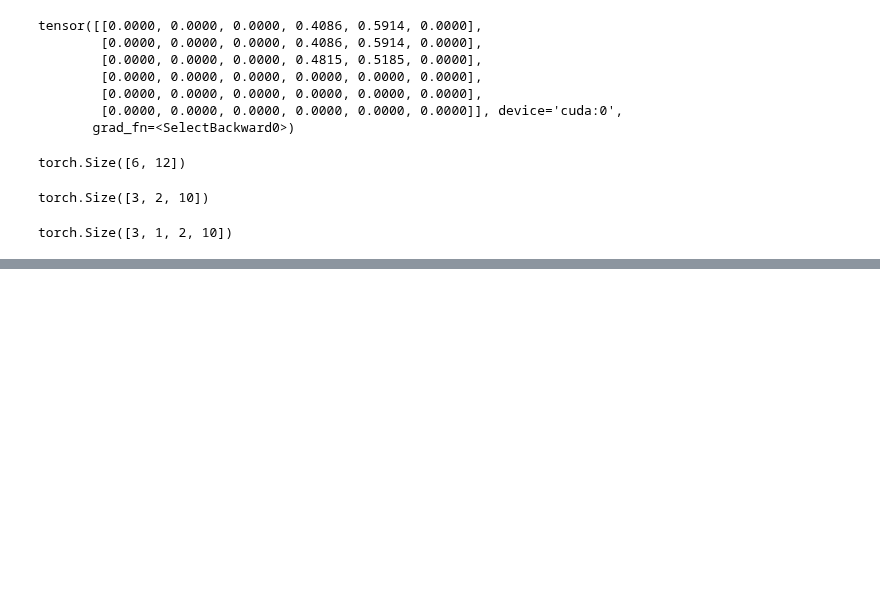
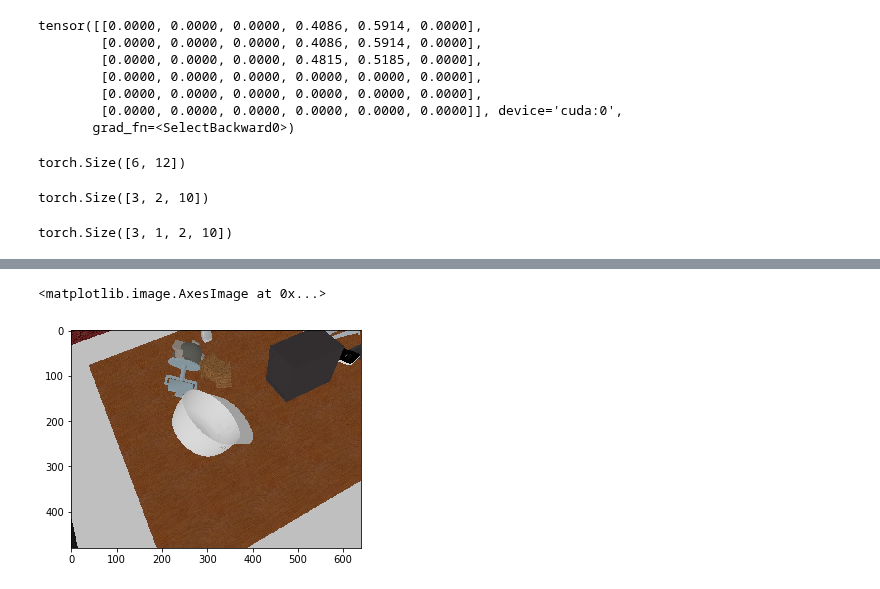
Before and after one commit to hogunkee/ur5_manipulation, a Jupyter notebook: object_wise/dqn/debugging.ipynb, the cells around one changed output, grey strips where cells are left out. Drawn from its saved outputs; the diff is of its cells as text; code cells hidden in the pictures; blank space fills up the shorter version.

```diff
--- a/object_wise/dqn/debugging.ipynb
+++ b/object_wise/dqn/debugging.ipynb
@@ -117,0 +188,5 @@ from sdf_module import *
+# %%
+plt.imshow(rgb)
+# %% [output]
+<matplotlib.image.AxesImage at 0x...>
+[figure, added]
```
Also changed, not shown: parts of 32 cells of this notebook, 7 other files.
